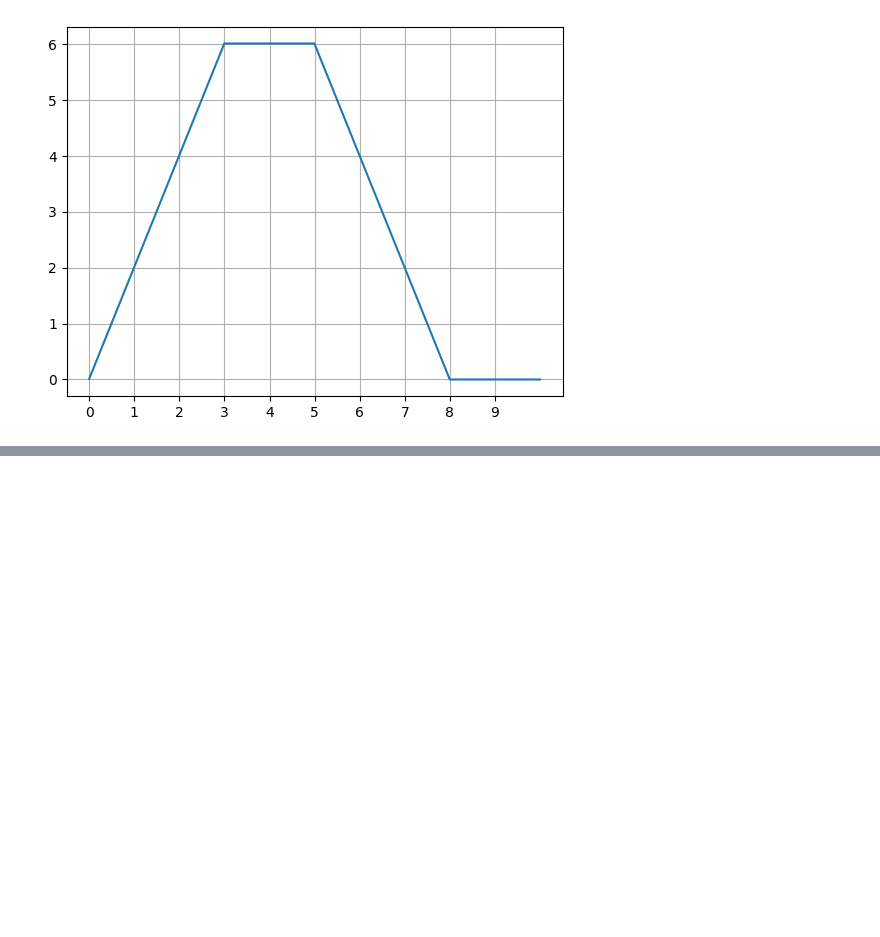
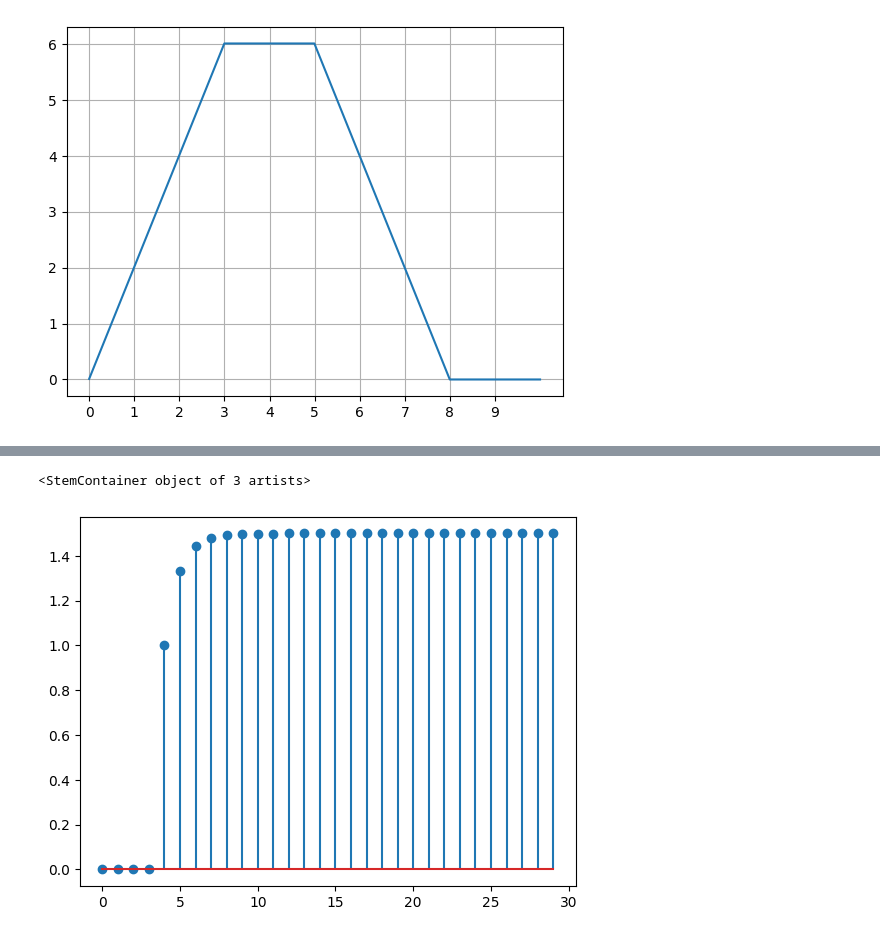
Before and after one commit to FacundoLG/tpl2-ASyS, a Jupyter notebook: ASYS_TPL2_G4_EJ3.ipynb, the cells around one changed output, grey strips where cells are left out. Cells and saved outputs as stored; diff of their text form; code cells hidden in the pictures; blank space fills up the shorter version.

```diff
--- a/ASYS_TPL2_G4_EJ3.ipynb
+++ b/ASYS_TPL2_G4_EJ3.ipynb
@@ -127,0 +145,10 @@ plt.plot(c_t,conv)
+# %%
+n = np.arange(0,30)
+sig1=x(n)
+sig2=h(n)
+conv = np.convolve(sig1,sig2,mode="full")[:30]
+c_conv = np.arange(0,60)
+plt.stem(conv)
+# %% [output]
+<StemContainer object of 3 artists>
+[figure, added]
```
Also changed, not shown: parts of 7 cells of this notebook.
